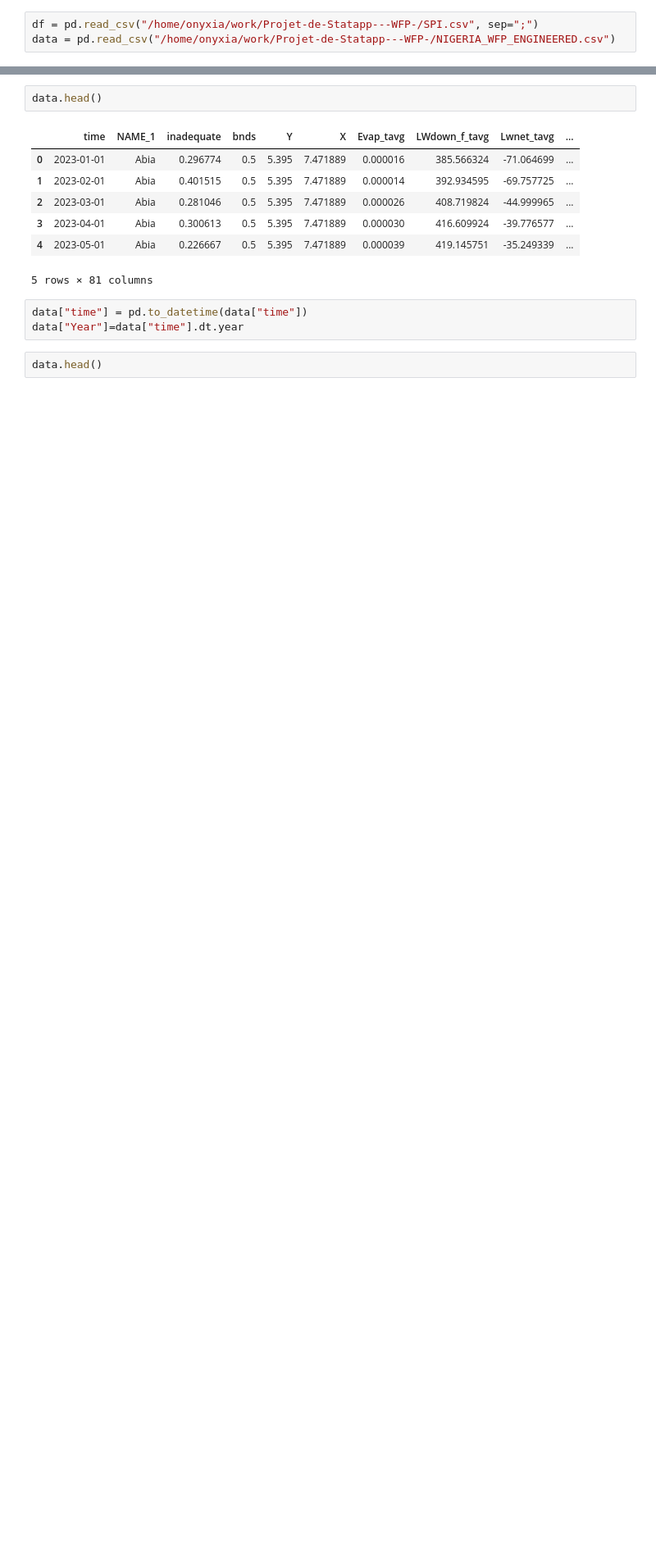
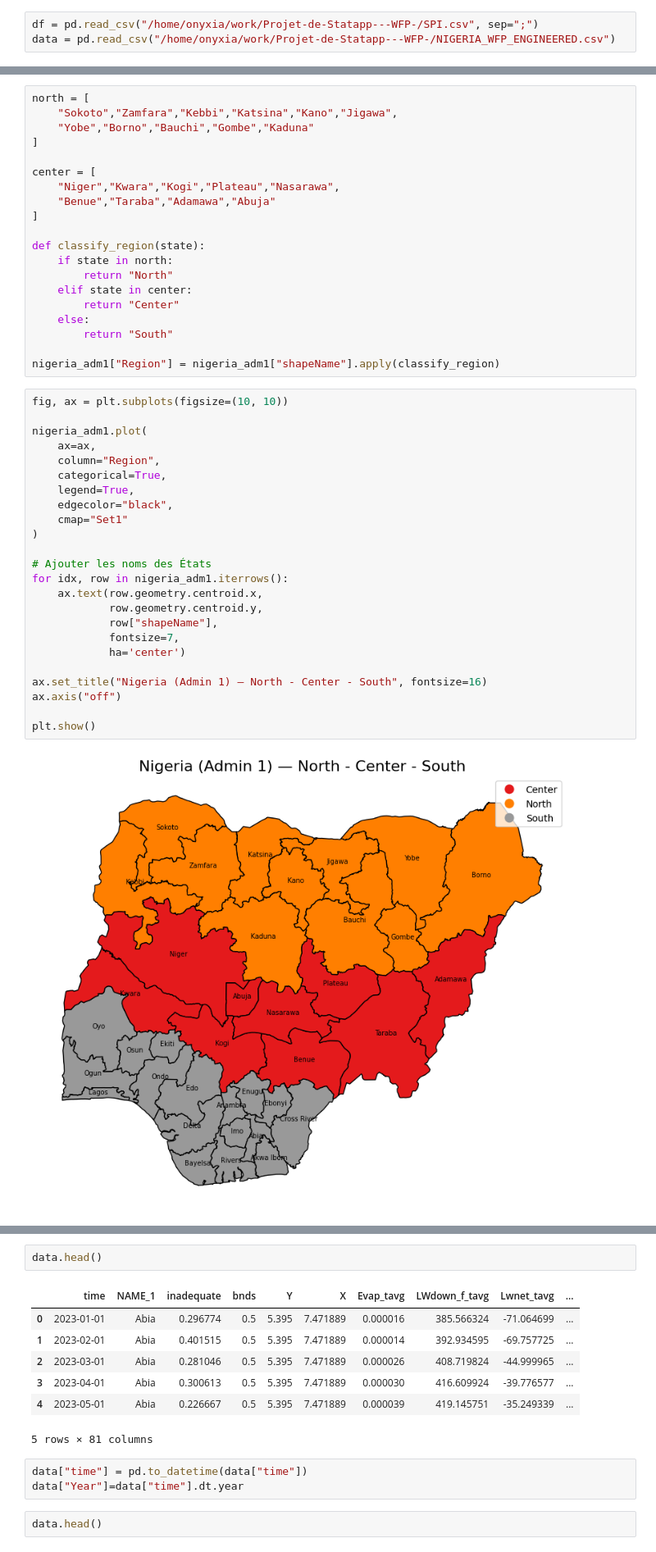
Before and after one commit to tnourlyn/Projet-de-Statapp---WFP-, a Jupyter notebook: SPI_treatement.ipynb, the cells around one changed output, grey strips where cells are left out. Shown at 82% size. Drawn from its saved outputs; the diff is of its cells as text; blank space fills up the shorter version.

```diff
--- a/SPI_treatement.ipynb
+++ b/SPI_treatement.ipynb
@@ -8,3 +75,49 @@ data = pd.read_csv("/home/onyxia/work/Projet-de-Statapp---WFP-/NIGERIA_WFP_ENGIN
+# %%
+north = [
+    "Sokoto","Zamfara","Kebbi","Katsina","Kano","Jigawa",
+    "Yobe","Borno","Bauchi","Gombe","Kaduna"
+]
+
+center = [
+    "Niger","Kwara","Kogi","Plateau","Nasarawa",
+    "Benue","Taraba","Adamawa","Abuja"
+]
+
+def classify_region(state):
+    if state in north:
+        return "North"
+    elif state in center:
+        return "Center"
+    else:
+        return "South"
+
+nigeria_adm1["Region"] = nigeria_adm1["shapeName"].apply(classify_region)
+# %%
+fig, ax = plt.subplots(figsize=(10, 10))
+
+nigeria_adm1.plot(
+    ax=ax,
+    column="Region",
+    categorical=True,
+    legend=True,
+    edgecolor="black",
+    cmap="Set1"
+)
+
+# Ajouter les noms des États
+for idx, row in nigeria_adm1.iterrows():
+    ax.text(row.geometry.centroid.x,
+            row.geometry.centroid.y,
+            row["shapeName"],
+            fontsize=7,
+            ha='center')
+
+ax.set_title("Nigeria (Admin 1) — North - Center - South", fontsize=16)
+ax.axis("off")
+
+plt.show()
+# %% [output]
+[figure, added]
 # %%
 df.head()
 # %% [output]
```
Also changed, not shown: parts of 21 cells of this notebook, 1 other file.
